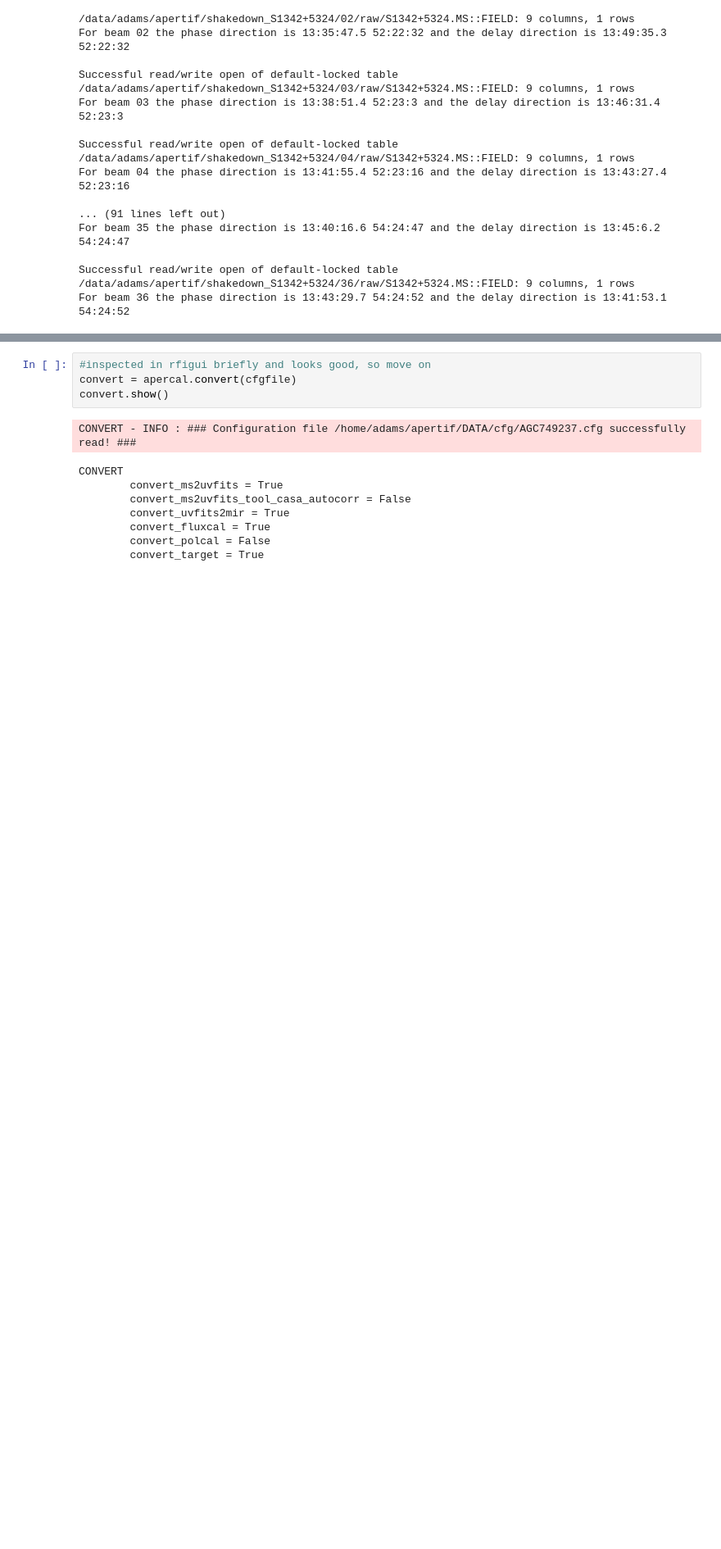
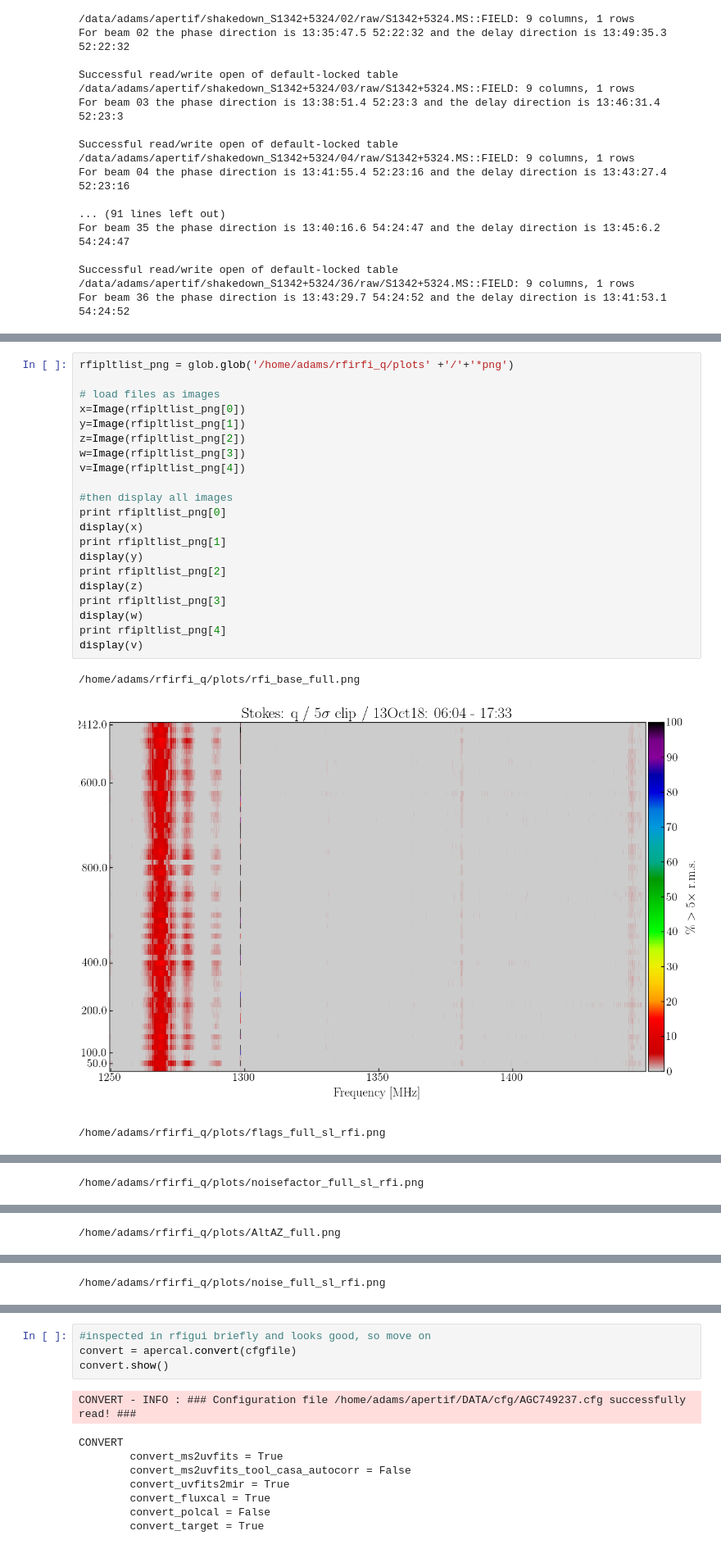
Before and after one commit to apertif/shakedown, a Jupyter notebook: shakedown_S1342+5324.ipynb, the cells around one changed output, grey strips where cells are left out. Shown at 82% size. Drawn from its saved outputs; the diff is of its cells as text; blank space fills up the shorter version.

```diff
--- a/shakedown_S1342+5324.ipynb
+++ b/shakedown_S1342+5324.ipynb
@@ -215,0 +332,25 @@ For beam 36 the phase direction is 13:43:29.7 54:24:52 and the delay direction i
+# %%
+rfipltlist_png = glob.glob('/home/adams/rfirfi_q/plots' +'/'+'*png')
+
+# load files as images
+x=Image(rfipltlist_png[0])
+y=Image(rfipltlist_png[1])
+z=Image(rfipltlist_png[2])
+w=Image(rfipltlist_png[3])
+v=Image(rfipltlist_png[4])
+
+#then display all images
+print rfipltlist_png[0]
+display(x)
+print rfipltlist_png[1]
+display(y)
+print rfipltlist_png[2]
+display(z)
+print rfipltlist_png[3]
+display(w)
+print rfipltlist_png[4]
+display(v)
+# %% [output]
+/home/adams/rfirfi_q/plots/rfi_base_full.png
+[figure, added]
+/home/adams/rfirfi_q/plots/flags_full_sl_rfi.png
@@ -215,0 +358 @@ For beam 36 the phase direction is 13:43:29.7 54:24:52 and the delay direction i
+/home/adams/rfirfi_q/plots/noisefactor_full_sl_rfi.png
@@ -215,0 +360 @@ For beam 36 the phase direction is 13:43:29.7 54:24:52 and the delay direction i
+/home/adams/rfirfi_q/plots/AltAZ_full.png
@@ -215,0 +362 @@ For beam 36 the phase direction is 13:43:29.7 54:24:52 and the delay direction i
+/home/adams/rfirfi_q/plots/noise_full_sl_rfi.png
```
Also changed, not shown: parts of 12 cells of this notebook, 1 other file.
